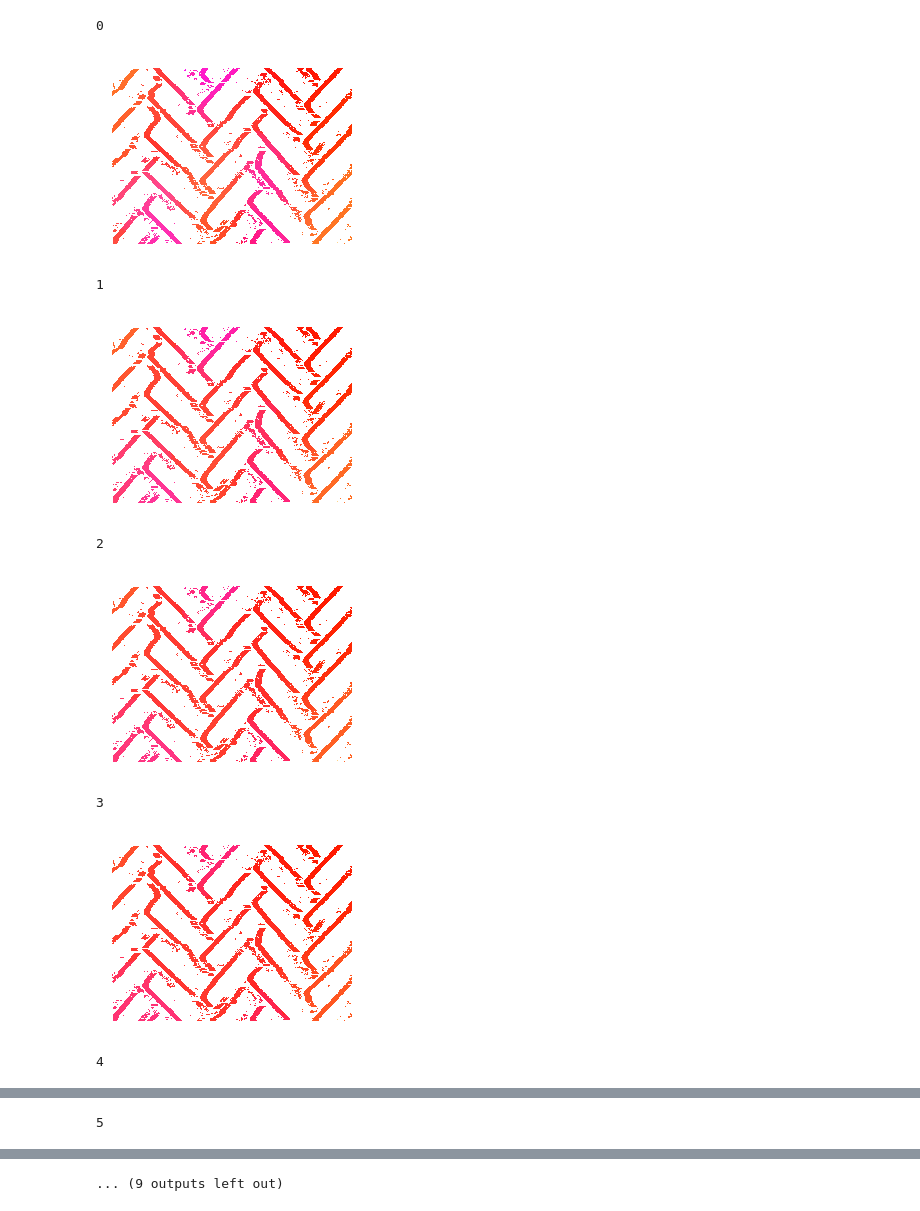
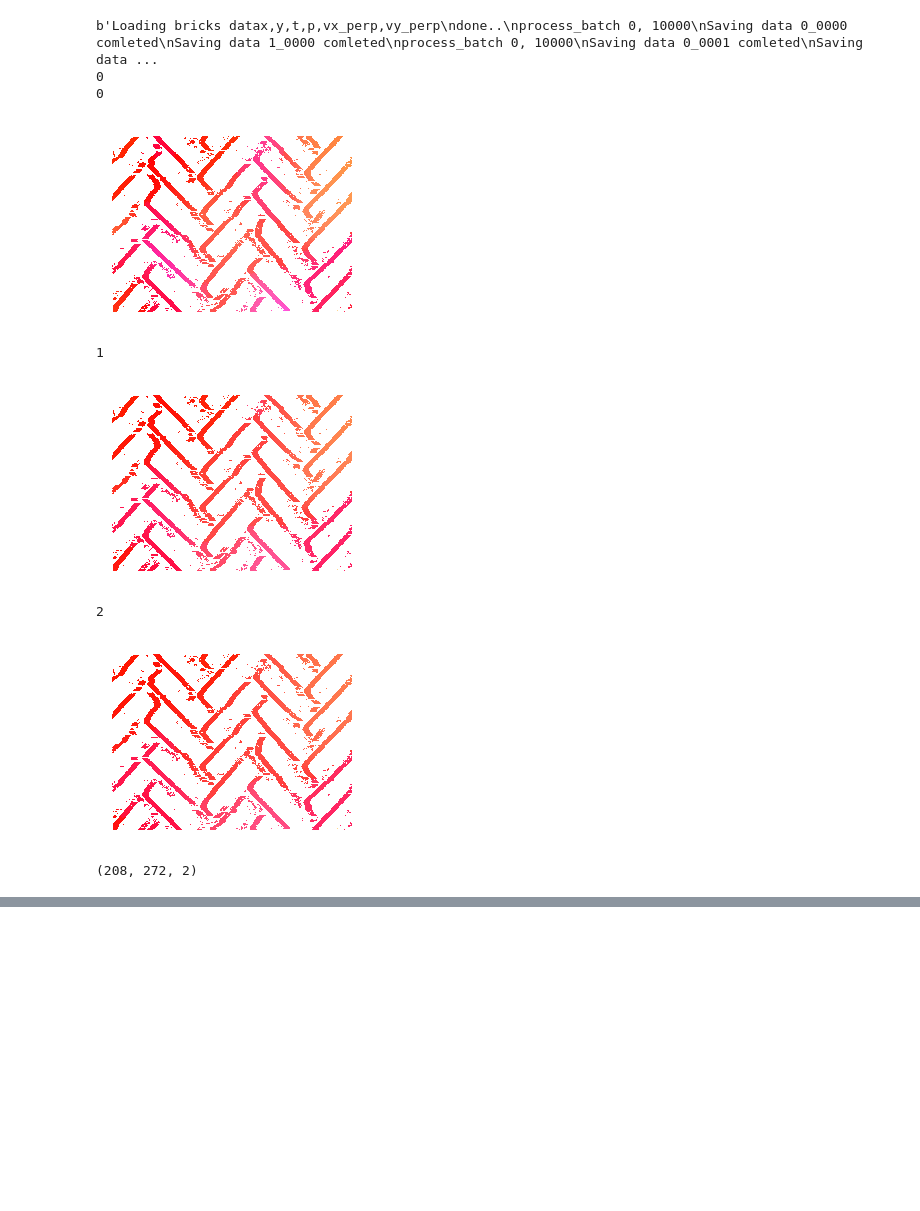
Before and after one commit to DensoITLab/tegbp, a Jupyter notebook: vis_result.ipynb, the cells around one changed output, grey strips where cells are left out. Drawn from its saved outputs; the diff is of its cells as text; code cells hidden in the pictures; blank space fills up the shorter version.

```diff
--- a/vis_result.ipynb
+++ b/vis_result.ipynb
@@ -1,37 +1,37 @@
 # %%
 import numpy as np
 import flow_vis
 import command
 from IPython.display import Image, display
 
-bin_path = 'result/flo_{:1d}_{:05d}.bin'
-png_path = 'result/flo_{:1d}_{:05d}.png'
-W, H, C = 272,208, 2
-run_cpp= False
-n_itr = 10
-n_itr_show = 1
+bin_path    = 'result/flo_{:1d}_{:05d}.bin'
+png_path    = 'result/flo_{:1d}_{:05d}.png'
+W, H, C     = 272,208, 2
+run_cpp     = False
+n_itr       = 3
+n_itr_show  = 1
 
 if run_cpp:
     res = command.run(['./process', '64'])
     print(res.output)
     print(res.exit)
 
-for index in [1]:
+for index in [0]: # 0: estimated flow, 1: normal flow
     for itr in range(n_itr):
         if itr%n_itr_show==0:
             print(itr)
             flo = np.fromfile(bin_path.format(index, itr), dtype=np.float64).reshape([H,W,C])
             flow_vis.save_flo(flo, png_path.format(index, itr))
             display(Image(filename=png_path.format(index, itr)))
 
 print(flo.shape)
 # %% [output]
+b'Loading bricks datax,y,t,p,vx_perp,vy_perp\ndone..\nprocess_batch 0, 10000\nSaving data 0_0000 comleted\nSaving data 1_0000 comleted\nprocess_batch 0, 10000\nSaving data 0_0001 comleted\nSaving data ...
 0
+0
-[figure, old version]
+[figure, new version]
 1
-[figure, old version]
+[figure, new version]
 2
-[figure, old version]
+[figure, new version]
-3
+(208, 272, 2)
-[figure, removed]
-4
@@ -39 +37,0 @@ print(flo.shape)
-5
@@ -41 +37,0 @@ print(flo.shape)
-... (9 outputs left out)
```
Also changed, not shown: parts of 1 cell of this notebook, 5 other files.
